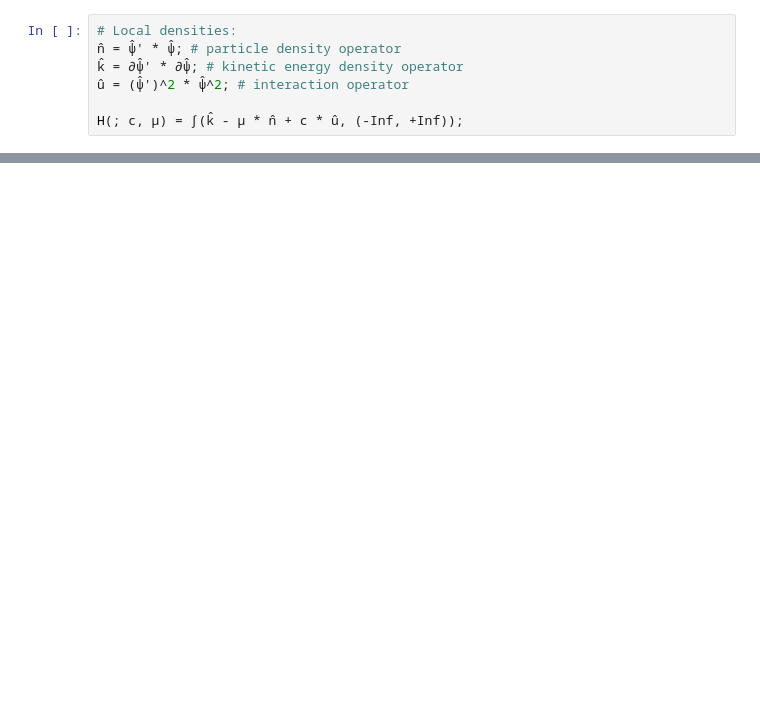
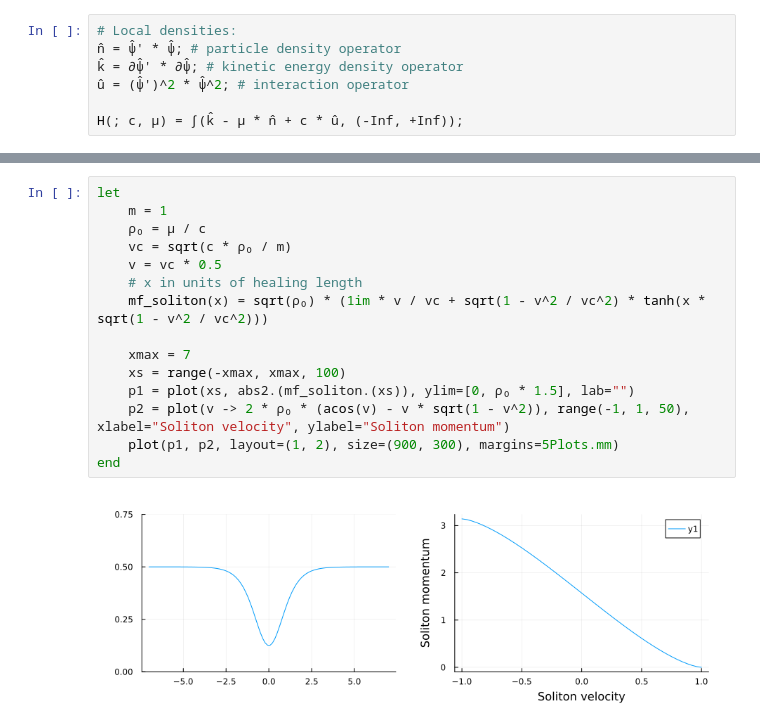
Before and after one commit to 20akshay00/CMPSExcitations, a Jupyter notebook: notebooks/lieb-liniger/solitons.ipynb, the cells around one changed output, grey strips where cells are left out. Drawn from its saved outputs; the diff is of its cells as text; blank space fills up the shorter version.

```diff
--- a/notebooks/lieb-liniger/solitons.ipynb
+++ b/notebooks/lieb-liniger/solitons.ipynb
@@ -141,0 +196,17 @@ plot(xs2, real.(densities2))
+# %%
+let
+    m = 1
+    ρ₀ = μ / c
+    vc = sqrt(c * ρ₀ / m)
+    v = vc * 0.5
+    # x in units of healing length
+    mf_soliton(x) = sqrt(ρ₀) * (1im * v / vc + sqrt(1 - v^2 / vc^2) * tanh(x * sqrt(1 - v^2 / vc^2)))
+
+    xmax = 7
+    xs = range(-xmax, xmax, 100)
+    p1 = plot(xs, abs2.(mf_soliton.(xs)), ylim=[0, ρ₀ * 1.5], lab="")
+    p2 = plot(v -> 2 * ρ₀ * (acos(v) - v * sqrt(1 - v^2)), range(-1, 1, 50), xlabel="Soliton velocity", ylabel="Soliton momentum")
+    plot(p1, p2, layout=(1, 2), size=(900, 300), margins=5Plots.mm)
+end
+# %% [output]
+[figure, added]
```
Also changed, not shown: parts of 12 cells of this notebook, 5 other files.
